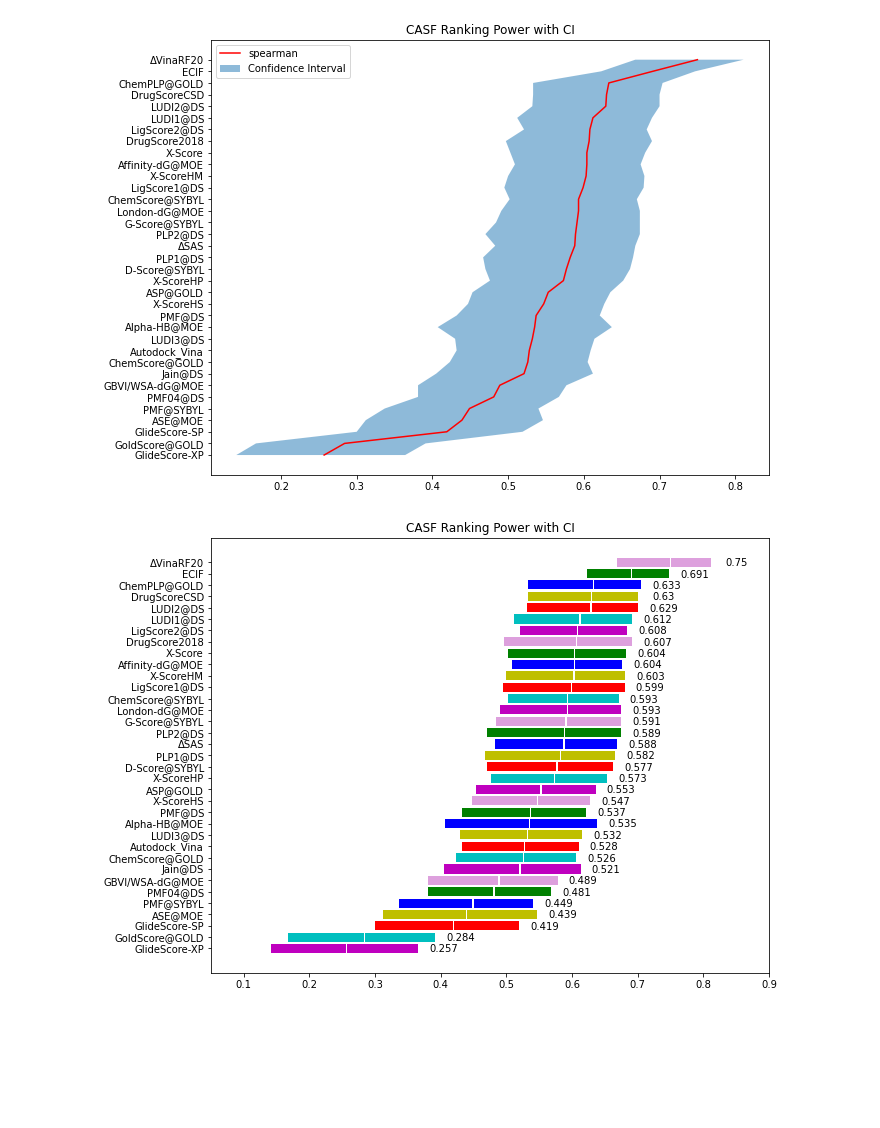
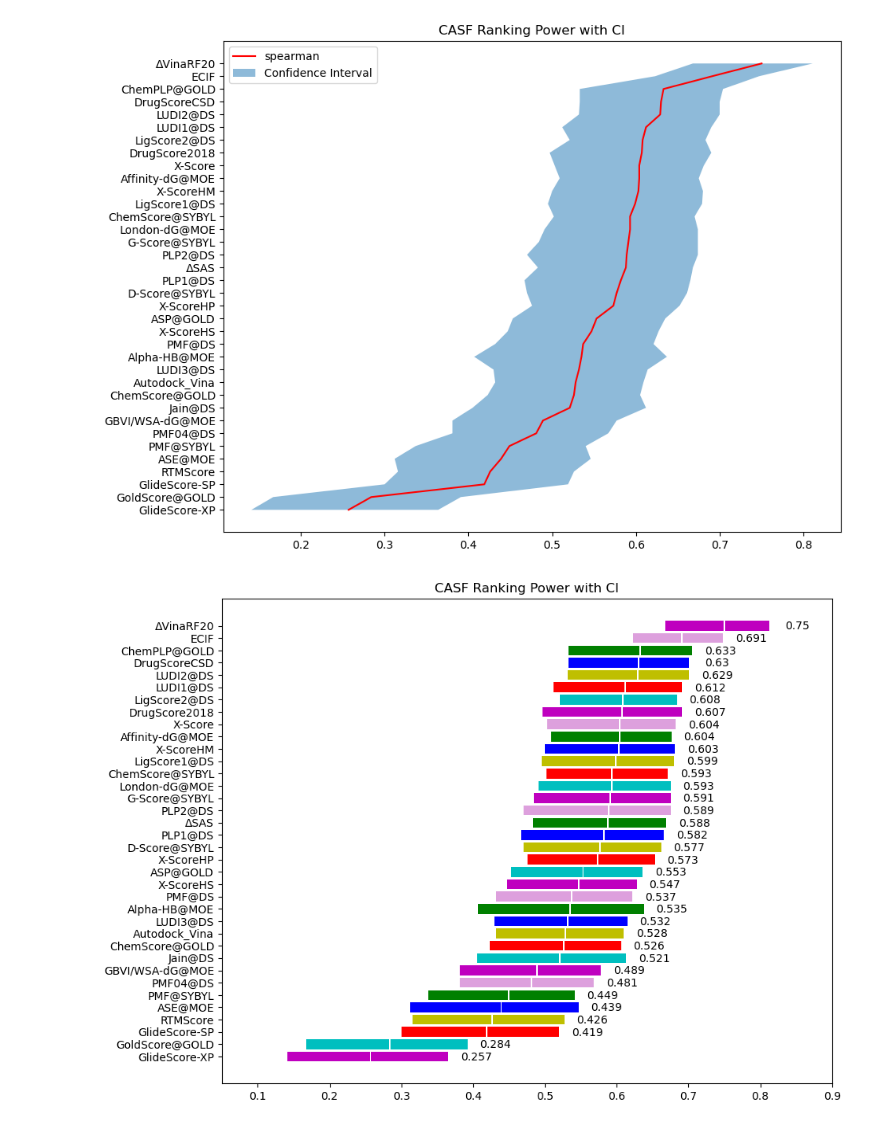
Before and after one commit to omotcha/PafLab, a Jupyter notebook: view/casf/ranking_power_view.ipynb, the cells around one changed output. Cells and saved outputs as stored; diff of their text form; code cells hidden in the pictures; blank space fills up the shorter version.

```diff
--- a/view/casf/ranking_power_view.ipynb
+++ b/view/casf/ranking_power_view.ipynb
@@ -1,18 +1,30 @@
 # %%
 from utils.DataFrameIO.casf_benchmark_result import get_ranking_power_benchmark
 import matplotlib.pyplot as plt
+# %%
+def add(df, name, r, left, right):
+    """
+    add a row
+    :param df:          dataframe
+    :param name:        item name
+    :param r:           spearman correlation
+    :param left:        CI left bound
+    :param right:       CI right bound
+    :return:
+    """
+    df = df.append({"name": name, "r":r, "left_ci":left, "right_ci":right}, ignore_index=True).sort_values(by=["r"], ascending=True)
+    return df
 # %%
-def CI_line(name, r, left, right):
+def CI_line():
     """
 
-    :param name:
-    :param r:           spearman correlation
-    :param left:        CI left bound
-    :param right:       CI right bound
     :return:
     """
     data = get_ranking_power_benchmark().drop(columns=["kendall", "pi"])
-    data = data.append({"name": name, "r":r, "left_ci":left, "right_ci":right}, ignore_index=True).sort_values(by=["r"], ascending=True)
+
+    data = add(data, "ECIF", 0.691, 0.623, 0.747)
+    data = add(data, "RTMScore", 0.426, 0.316, 0.526)
+
     plt.figure(figsize=(10,8))
     x = list(data["name"])
     left_ci = list(data["left_ci"].astype(float))
@@ -25,36 +37,35 @@ def CI_line(name, r, left, right):
     plt.show()
 
 
-CI_line("ECIF", 0.691, 0.623, 0.747)
+CI_line()
 # %% [output]
-[figure, old version]
+[figure, new version]
 # %%
-def CI_bar(name, r, left, right):
+def CI_bar():
     """
 
-    :param name:
-    :param r:           spearman correlation
-    :param left:        CI left bound
-    :param right:       CI right bound
     :return:
     """
     data = get_ranking_power_benchmark().drop(columns=["kendall", "pi"])
-    data = data.append({"name": name, "r":r, "left_ci":left, "right_ci":right}, ignore_index=True).sort_values(by=["r"], ascending=True)
+
+    data = add(data, "ECIF", 0.691, 0.623, 0.747)
+    data = add(data, "RTMScore", 0.426, 0.316, 0.526)
+
     plt.figure(figsize=(10,8))
     x = list(data["name"])
     colors = ["m", "c", "r", "y", "b", "g", "plum"]
     left_ci = list(data["left_ci"].astype(float))
     right_ci = list(data["right_ci"].astype(float))
     spearman = list(data["r"].astype(float))
     plt.xlim(0.05, 0.9)
     for i in range(data.shape[0]):
         plt.barh(x[i], left=left_ci[i], width=spearman[i]-left_ci[i]-0.001, color=colors[i%len(colors)])
         rect = plt.barh(x[i], left=spearman[i]+0.001, width=right_ci[i]-spearman[i], color=colors[i%len(colors)])
         plt.text(right_ci[i] + 0.04, rect[0].get_y() - 0.1,  str(spearman[i]), ha='center', va='bottom')
     plt.title("CASF Ranking Power with CI")
     plt.show()
 
 
-CI_bar("ECIF", 0.691, 0.623, 0.747)
+CI_bar()
 # %% [output]
-[figure, old version]
+[figure, new version]
```
Also changed, not shown: 14 other files.
